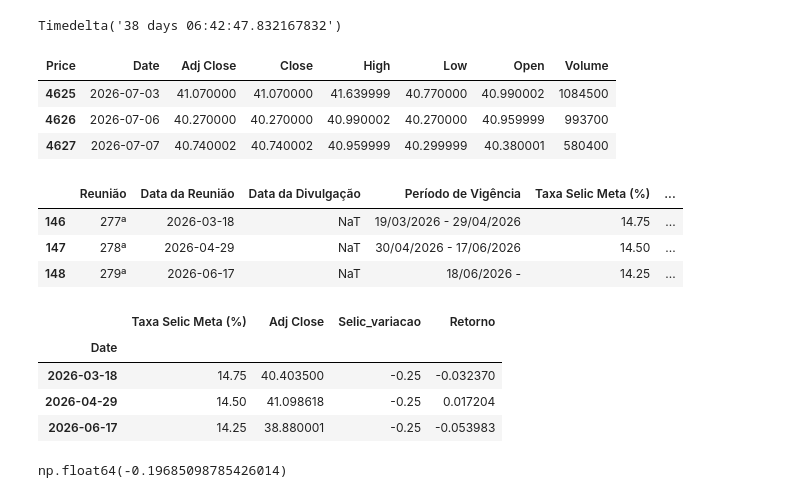
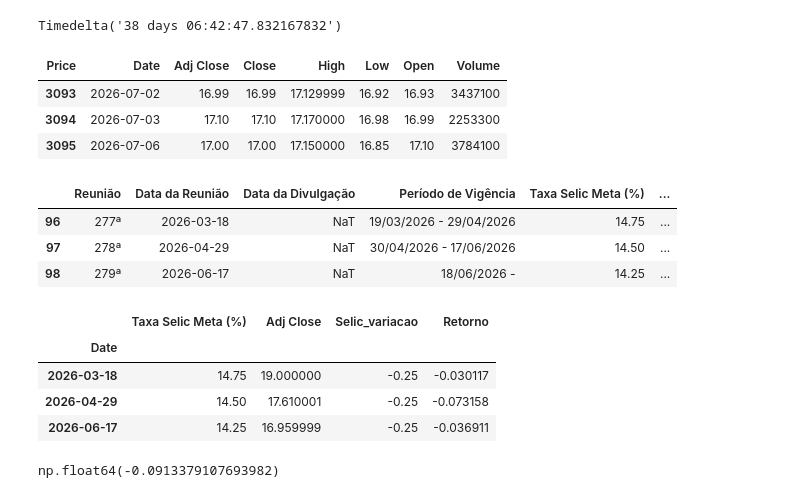
Before and after one commit to rianlucascs/financial_research, a Jupyter notebook: research/notebooks/01.09 selic_x_ativo.ipynb, the cells around one changed output. Cells and saved outputs as stored; diff of their text form; code cells hidden in the pictures.

```diff
--- a/research/notebooks/01.09 selic_x_ativo.ipynb
+++ b/research/notebooks/01.09 selic_x_ativo.ipynb
@@ -25,21 +25,21 @@ intervalo_medio
 # %% [output]
 Timedelta('38 days 06:42:47.832167832')
 # %%
-ativo = download("TAEE11.SA", period="max", interval="1d", progress=False, auto_adjust=False).droplevel(1, axis=1).reset_index()
+ativo = download("KLBN11.SA", period="max", interval="1d", progress=False, auto_adjust=False).droplevel(1, axis=1).reset_index()
 ativo.tail(3)
 # %% [output]
 | Price | Date | Adj Close | Close | High | Low | Open | Volume |
-| 4625 | 2026-07-03 | 41.070000 | 41.070000 | 41.639999 | 40.770000 | 40.990002 | 1084500 |
-| 4626 | 2026-07-06 | 40.270000 | 40.270000 | 40.990002 | 40.270000 | 40.959999 | 993700 |
-| 4627 | 2026-07-07 | 40.740002 | 40.740002 | 40.959999 | 40.299999 | 40.380001 | 580400 |
+| 3093 | 2026-07-02 | 16.99 | 16.99 | 17.129999 | 16.92 | 16.93 | 3437100 |
+| 3094 | 2026-07-03 | 17.10 | 17.10 | 17.170000 | 16.98 | 16.99 | 2253300 |
+| 3095 | 2026-07-06 | 17.00 | 17.00 | 17.150000 | 16.85 | 17.10 | 3784100 |
 # %%
 selic_ativo = merge(selic, ativo, how='inner', left_on='Data da Reunião', right_on='Date')
 selic_ativo.tail(3)
 # %% [output]
 |  | Reunião | Data da Reunião | Data da Divulgação | Período de Vigência | Taxa Selic Meta (%) | ... |
-| 146 | 277ª | 2026-03-18 | NaT | 19/03/2026 - 29/04/2026 | 14.75 | ... |
-| 147 | 278ª | 2026-04-29 | NaT | 30/04/2026 - 17/06/2026 | 14.50 | ... |
-| 148 | 279ª | 2026-06-17 | NaT | 18/06/2026 - | 14.25 | ... |
+| 96 | 277ª | 2026-03-18 | NaT | 19/03/2026 - 29/04/2026 | 14.75 | ... |
+| 97 | 278ª | 2026-04-29 | NaT | 30/04/2026 - 17/06/2026 | 14.50 | ... |
+| 98 | 279ª | 2026-06-17 | NaT | 18/06/2026 - | 14.25 | ... |
 # %%
 df = selic_ativo[["Date", "Taxa Selic Meta (%)", "Adj Close"]].copy()
 
@@ -54,13 +54,13 @@ df.tail(3)
 # %% [output]
 |  | Taxa Selic Meta (%) | Adj Close | Selic_variacao | Retorno |
 | Date |  |  |  |  |
-| 2026-03-18 | 14.75 | 40.403500 | -0.25 | -0.032370 |
-| 2026-04-29 | 14.50 | 41.098618 | -0.25 | 0.017204 |
-| 2026-06-17 | 14.25 | 38.880001 | -0.25 | -0.053983 |
+| 2026-03-18 | 14.75 | 19.000000 | -0.25 | -0.030117 |
+| 2026-04-29 | 14.50 | 17.610001 | -0.25 | -0.073158 |
+| 2026-06-17 | 14.25 | 16.959999 | -0.25 | -0.036911 |
 # %%
 df["Selic_variacao"].corr(df["Retorno"])
 # %% [output]
-np.float64(-0.19685098785426014)
+np.float64(-0.0913379107693982)
 # %%
 rolling_corr = (
     df["Selic_variacao"]
```
Also changed, not shown: 17 other files.
